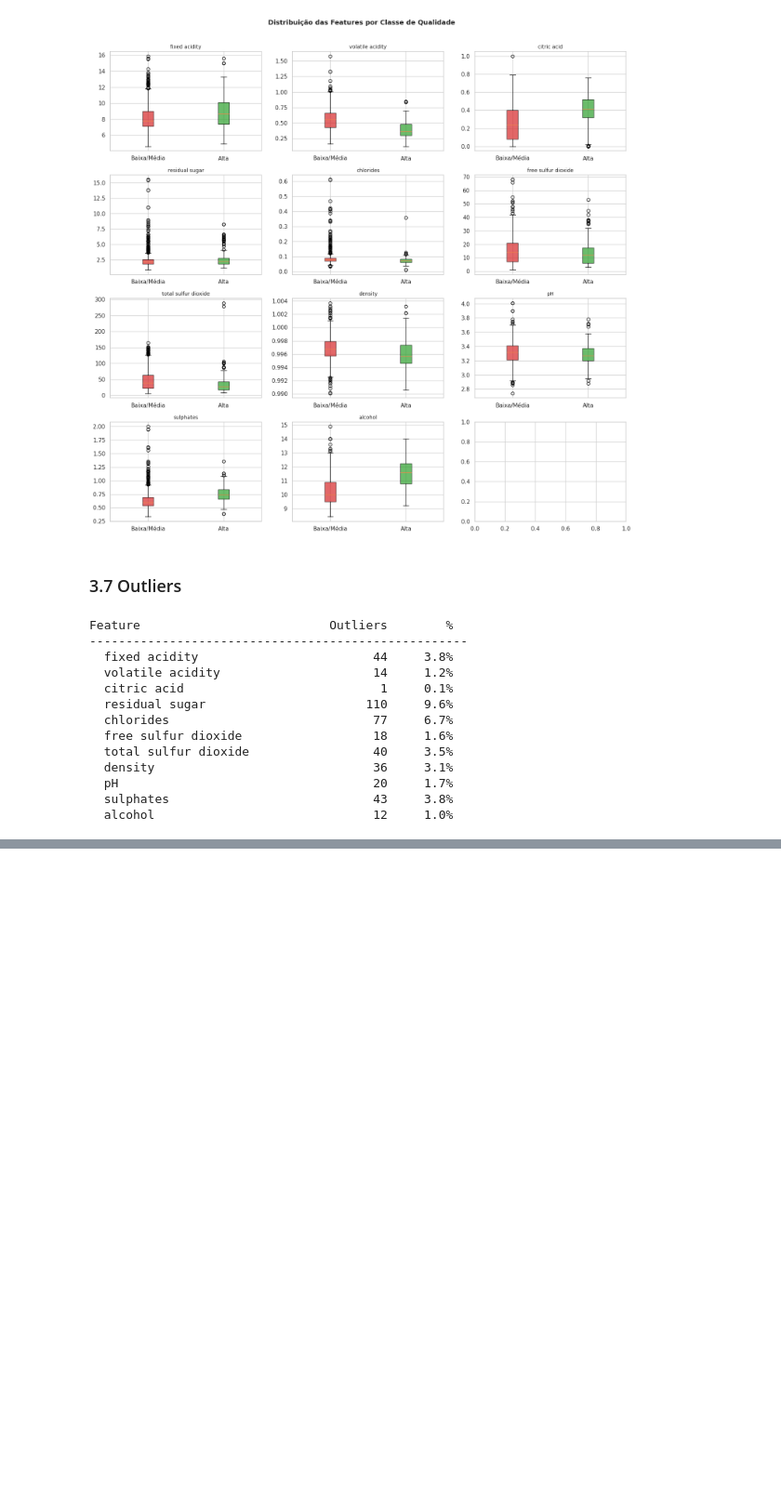
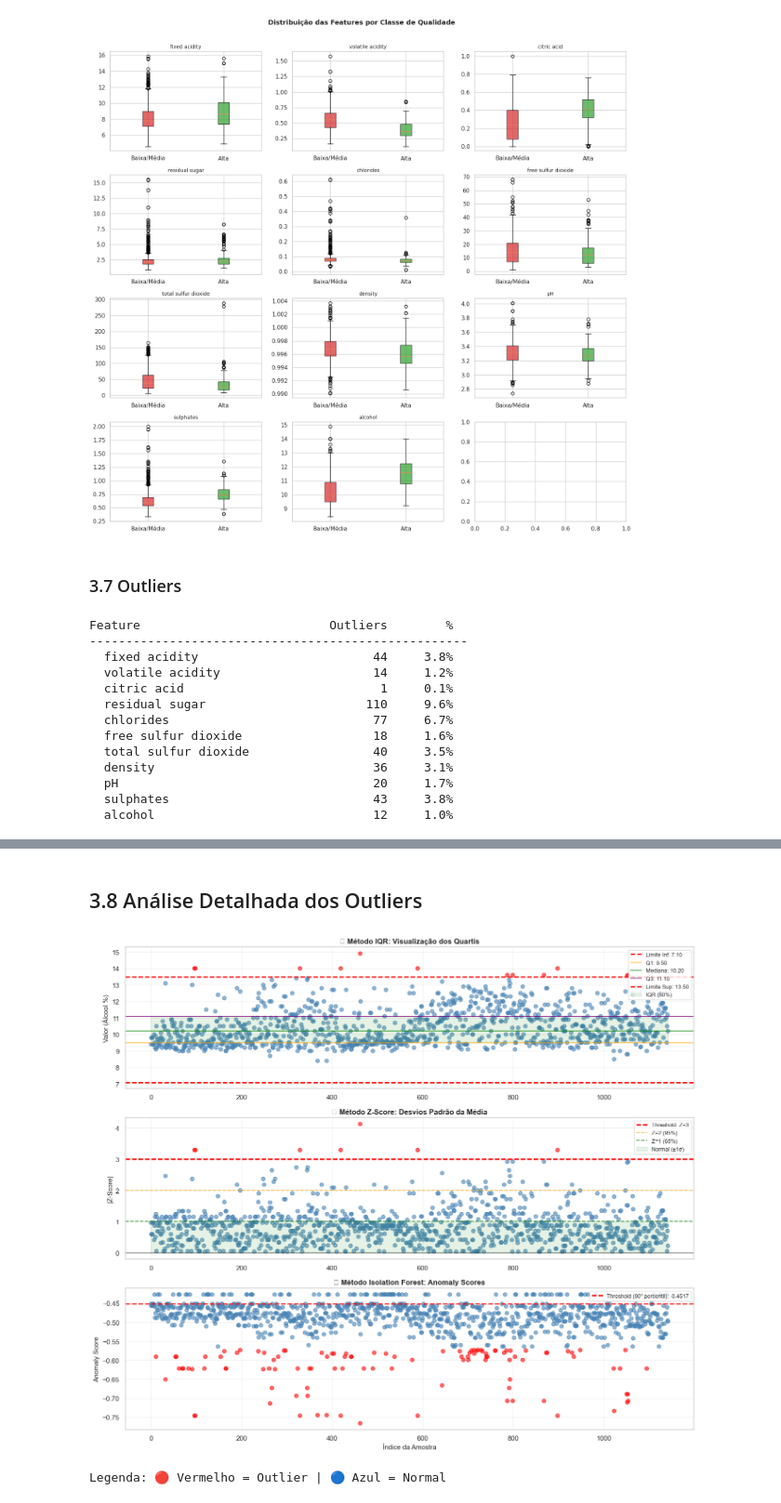
Before and after one commit to gustavoantoni/MODELO_POSTECH_WINE, a Jupyter notebook: Versao_inicial.ipynb, the cells around one changed output, grey strips where cells are left out. Shown at 93% size. Drawn from its saved outputs; the diff is of its cells as text; code cells hidden in the pictures; blank space fills up the shorter version.

```diff
--- a/Versao_inicial.ipynb
+++ b/Versao_inicial.ipynb
@@ -290,0 +412,58 @@ Feature                          Outliers        %
+# %% [markdown]
+## 3.8 Análise Detalhada dos Outliers
+# %%
+### Visualização Gráfica dos Três Métodos
+
+fig, axes = plt.subplots(3, 1, figsize=(14, 12))
+
+dados_ordenados = np.sort(dados_demo)
+indices_ordenados = np.argsort(dados_demo)
+
+# ===== IQR VISUALIZATION =====
+ax1 = axes[0]
+cores_iqr = ['red' if outliers_iqr_demo[i] else 'steelblue' for i in range(len(dados_demo))]
+ax1.scatter(range(len(dados_demo)), dados_demo, c=cores_iqr, alpha=0.6, s=40)
+ax1.axhline(y=limite_inf_demo, color='red', linestyle='--', linewidth=2, label=f'Limite Inf: {limite_inf_demo:.2f}')
+ax1.axhline(y=Q1_demo, color='orange', linestyle='-', linewidth=1.5, alpha=0.7, label=f'Q1: {Q1_demo:.2f}')
+ax1.axhline(y=np.median(dados_demo), color='green', linestyle='-', linewidth=1.5, alpha=0.7, label=f'Mediana: {np.median(dados_demo):.2f}')
+ax1.axhline(y=Q3_demo, color='purple', linestyle='-', linewidth=1.5, alpha=0.7, label=f'Q3: {Q3_demo:.2f}')
+ax1.axhline(y=limite_sup_demo, color='red', linestyle='--', linewidth=2, label=f'Limite Sup: {limite_sup_demo:.2f}')
+ax1.fill_between(range(len(dados_demo)), Q1_demo, Q3_demo, alpha=0.1, color='green', label='IQR (50%)')
+ax1.set_ylabel('Valor (Álcool %)', fontsize=11)
+ax1.set_title('🔵 Método IQR: Visualização dos Quartis', fontsize=12, fontweight='bold')
+ax1.legend(loc='upper right', fontsize=9)
+ax1.grid(alpha=0.3)
+
+# ===== Z-SCORE VISUALIZATION =====
+ax2 = axes[1]
+cores_zscore = ['red' if outliers_zscore_demo[i] else 'steelblue' for i in range(len(dados_demo))]
+ax2.scatter(range(len(dados_demo)), z_scores_demo, c=cores_zscore, alpha=0.6, s=40)
+ax2.axhline(y=3, color='red', linestyle='--', linewidth=2, label='Threshold: Z=3')
+ax2.axhline(y=2, color='orange', linestyle='--', linewidth=1.5, alpha=0.7, label='Z=2 (95%)')
+ax2.axhline(y=1, color='green', linestyle='--', linewidth=1.5, alpha=0.7, label='Z=1 (68%)')
+ax2.axhline(y=0, color='black', linestyle='-', linewidth=1, alpha=0.5)
+ax2.fill_between(range(len(dados_demo)), 0, 1, alpha=0.1, color='green', label='Normal (±1σ)')
+ax2.set_ylabel('|Z-Score|', fontsize=11)
+ax2.set_title('🟠 Método Z-Score: Desvios Padrão da Média', fontsize=12, fontweight='bold')
+ax2.legend(loc='upper right', fontsize=9)
+ax2.grid(alpha=0.3)
+
+# ===== ISOLATION FOREST VISUALIZATION =====
+ax3 = axes[2]
+cores_if = ['red' if outliers_if_demo[i] else 'steelblue' for i in range(len(dados_demo))]
+scatter3 = ax3.scatter(range(len(dados_demo)), anomaly_scores, c=cores_if, alpha=0.6, s=40)
+threshold_if = np.percentile(anomaly_scores, 90)  # Top 10% like contamination=0.1
+ax3.axhline(y=threshold_if, color='red', linestyle='--', linewidth=2, label=f'Threshold (90º percentil): {threshold_if:.4f}')
+ax3.set_ylabel('Anomaly Score', fontsize=11)
+ax3.set_xlabel('Índice da Amostra', fontsize=11)
+ax3.set_title('🟢 Método Isolation Forest: Anomaly Scores', fontsize=12, fontweight='bold')
+ax3.legend(loc='upper right', fontsize=9)
+ax3.grid(alpha=0.3)
+
+plt.tight_layout()
+plt.show()
+
+print("Legenda: 🔴 Vermelho = Outlier | 🔵 Azul = Normal")
+# %% [output]
+[figure, added]
+Legenda: 🔴 Vermelho = Outlier | 🔵 Azul = Normal
```
Also changed, not shown: parts of 12 cells of this notebook.
